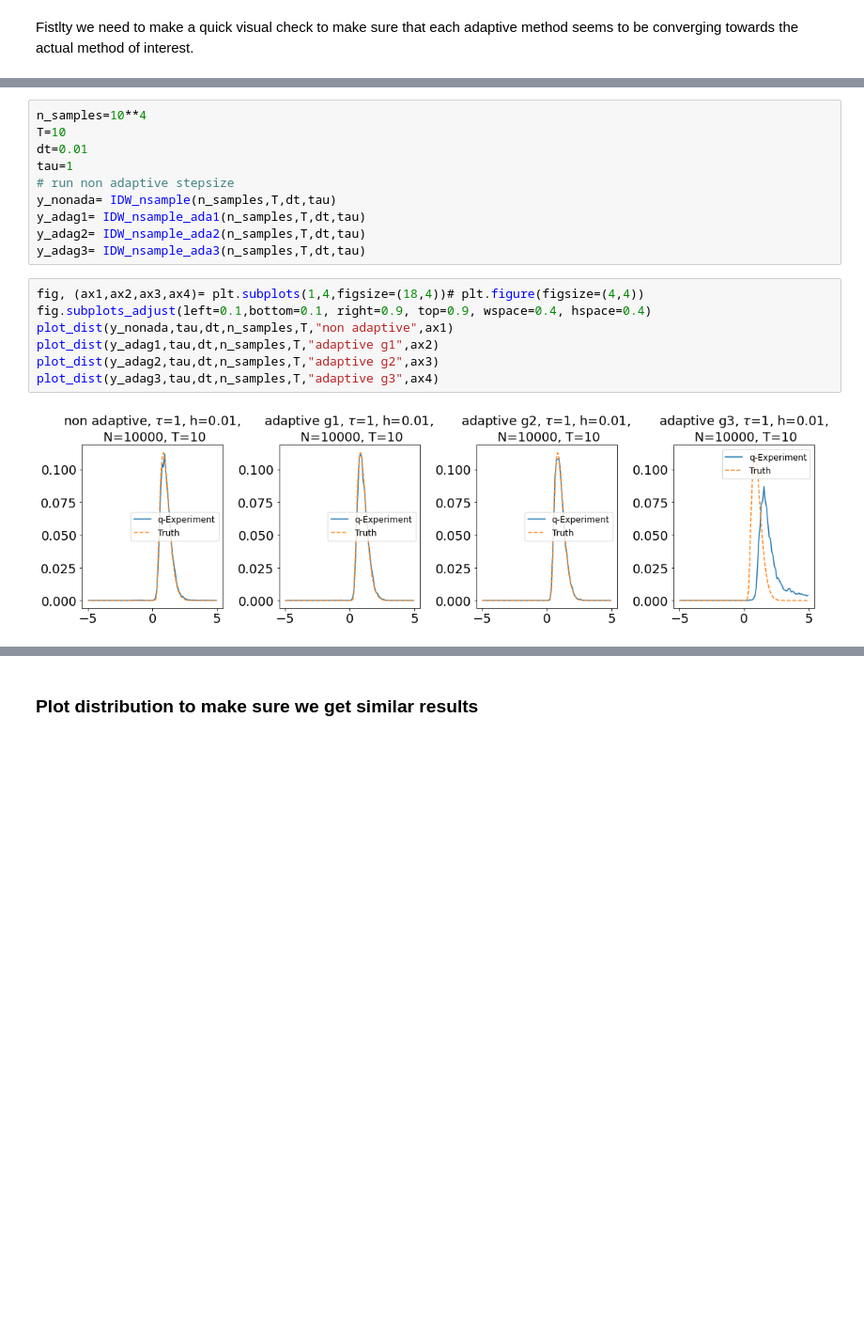
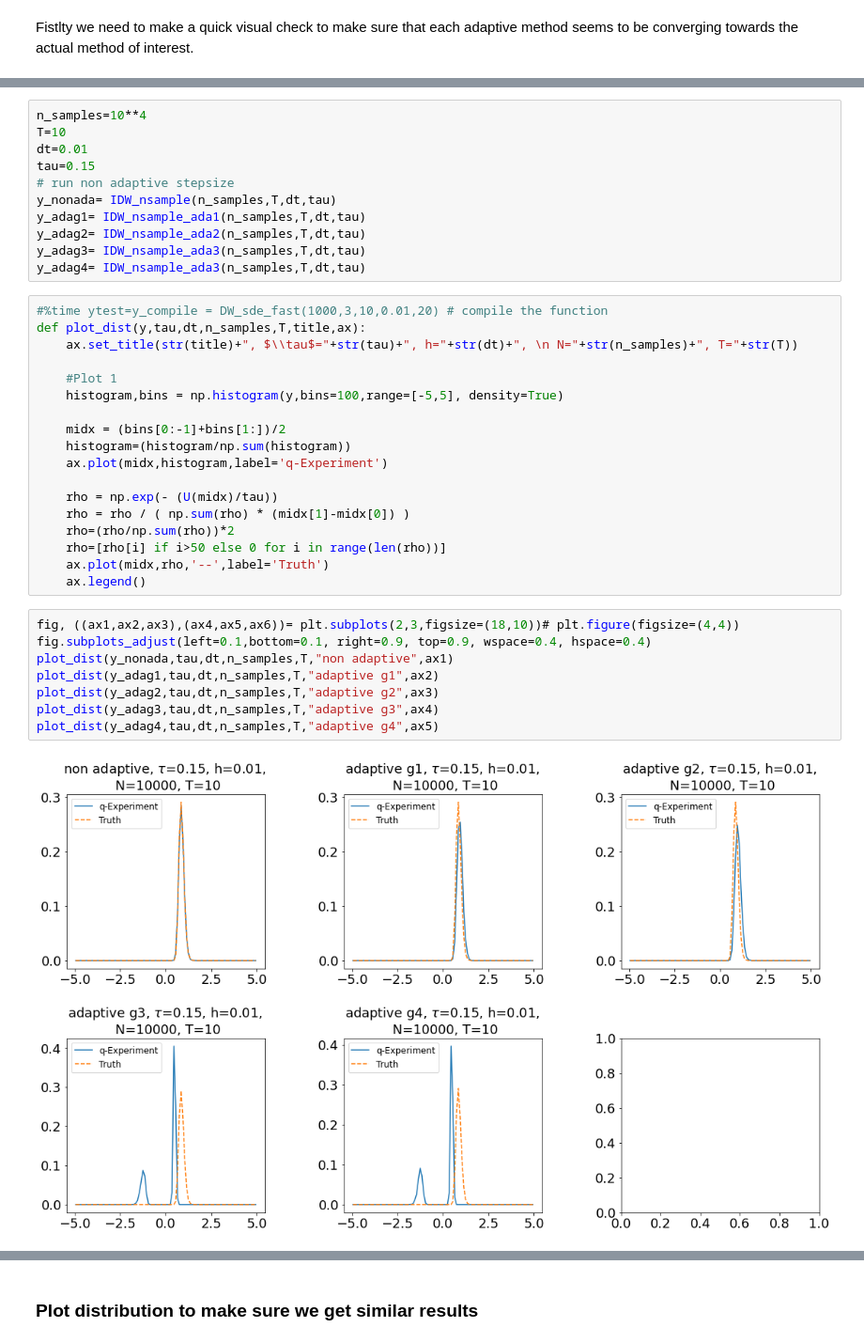
Before and after one commit to alixsleroy/WeakSDEapproximation, a Jupyter notebook: langevin_adaptive.ipynb, the cells around one changed output, grey strips where cells are left out. Shown: that part at 94% size. Saved outputs shown, nothing was run; the diff lists cells and outputs as text; blank space fills up the shorter version.

Commit message:
work on adaptive for 1 d infinite dw sde

```diff
--- a/langevin_adaptive.ipynb
+++ b/langevin_adaptive.ipynb
@@ -191,18 +276,38 @@ Wall time: 2.35 s
 n_samples=10**4
 T=10
 dt=0.01
-tau=1
+tau=0.15
 # run non adaptive stepsize
 y_nonada= IDW_nsample(n_samples,T,dt,tau)
 y_adag1= IDW_nsample_ada1(n_samples,T,dt,tau)
 y_adag2= IDW_nsample_ada2(n_samples,T,dt,tau)
 y_adag3= IDW_nsample_ada3(n_samples,T,dt,tau)
+y_adag4= IDW_nsample_ada3(n_samples,T,dt,tau)
+# %%
+#%time ytest=y_compile = DW_sde_fast(1000,3,10,0.01,20) # compile the function
+def plot_dist(y,tau,dt,n_samples,T,title,ax):
+    ax.set_title(str(title)+", $\\tau$="+str(tau)+", h="+str(dt)+", \n N="+str(n_samples)+", T="+str(T))
+
+    #Plot 1
+    histogram,bins = np.histogram(y,bins=100,range=[-5,5], density=True)
+
+    midx = (bins[0:-1]+bins[1:])/2
+    histogram=(histogram/np.sum(histogram))
+    ax.plot(midx,histogram,label='q-Experiment')
+
+    rho = np.exp(- (U(midx)/tau))
+    rho = rho / ( np.sum(rho) * (midx[1]-midx[0]) )
+    rho=(rho/np.sum(rho))*2
+    rho=[rho[i] if i>50 else 0 for i in range(len(rho))]
+    ax.plot(midx,rho,'--',label='Truth')
+    ax.legend()
 # %%
-fig, (ax1,ax2,ax3,ax4)= plt.subplots(1,4,figsize=(18,4))# plt.figure(figsize=(4,4))
+fig, ((ax1,ax2,ax3),(ax4,ax5,ax6))= plt.subplots(2,3,figsize=(18,10))# plt.figure(figsize=(4,4))
 fig.subplots_adjust(left=0.1,bottom=0.1, right=0.9, top=0.9, wspace=0.4, hspace=0.4)
 plot_dist(y_nonada,tau,dt,n_samples,T,"non adaptive",ax1)
 plot_dist(y_adag1,tau,dt,n_samples,T,"adaptive g1",ax2)
 plot_dist(y_adag2,tau,dt,n_samples,T,"adaptive g2",ax3)
 plot_dist(y_adag3,tau,dt,n_samples,T,"adaptive g3",ax4)
+plot_dist(y_adag4,tau,dt,n_samples,T,"adaptive g4",ax5)
 # %% [output]
-[figure, old version]
+[figure, new version]
```
Also changed, not shown: parts of 21 cells of this notebook, 2 other files.
